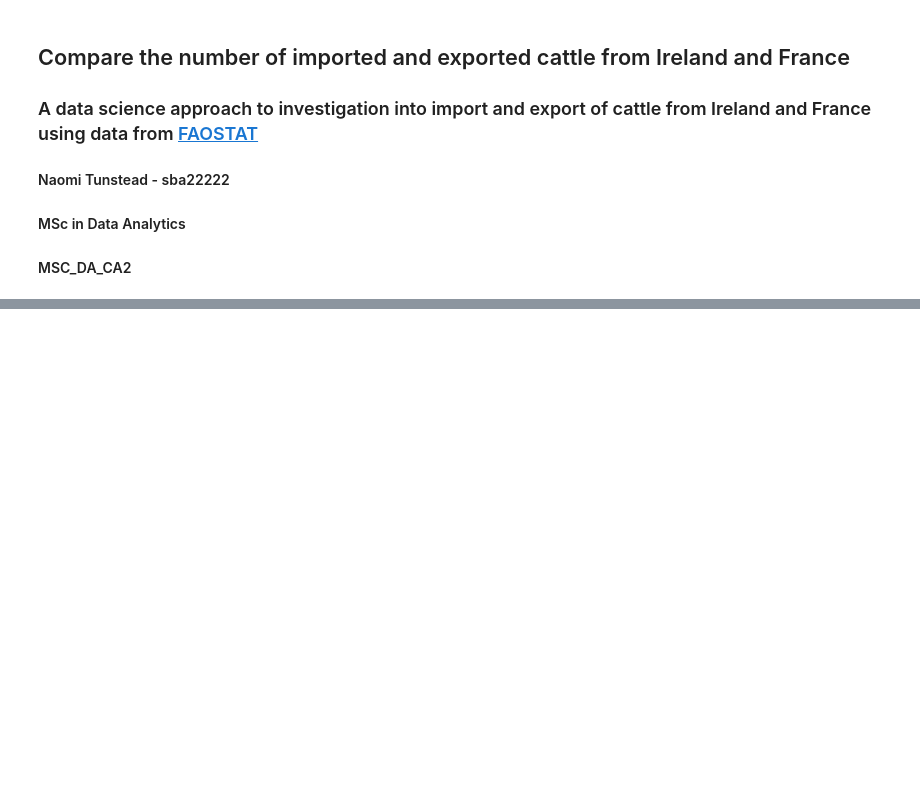
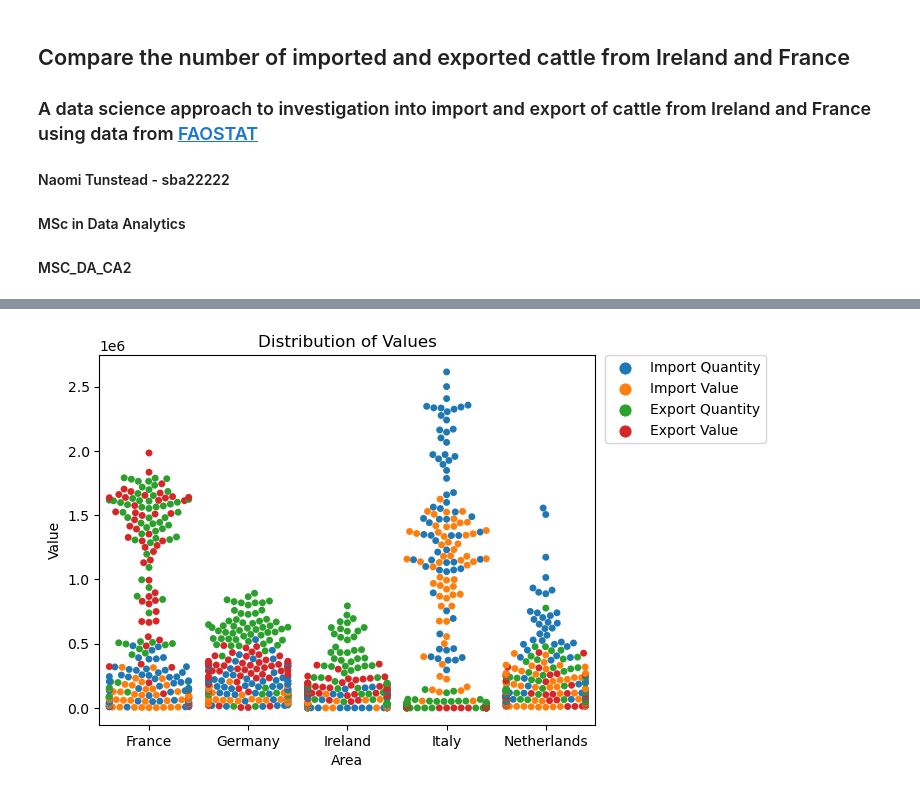
Before and after one commit to sba22222/CA2, a Jupyter notebook: MSC_DA_CA2.ipynb, the cells around one changed output, grey strips where cells are left out. Cells and saved outputs as stored; diff of their text form; code cells hidden in the pictures; blank space fills up the shorter version.

```diff
--- a/MSC_DA_CA2.ipynb
+++ b/MSC_DA_CA2.ipynb
@@ -36,0 +126,6 @@ vs code trial
+# %%
+plt.title('Distribution of Values')
+sns.swarmplot(data = df, x=df['Area'], y=df['Value'], hue = 'Element')
+plt.legend(bbox_to_anchor=(1.02, 1), loc='upper left', borderaxespad=0);
+# %% [output]
+[figure, added]
```
Also changed, not shown: parts of 21 cells of this notebook.
